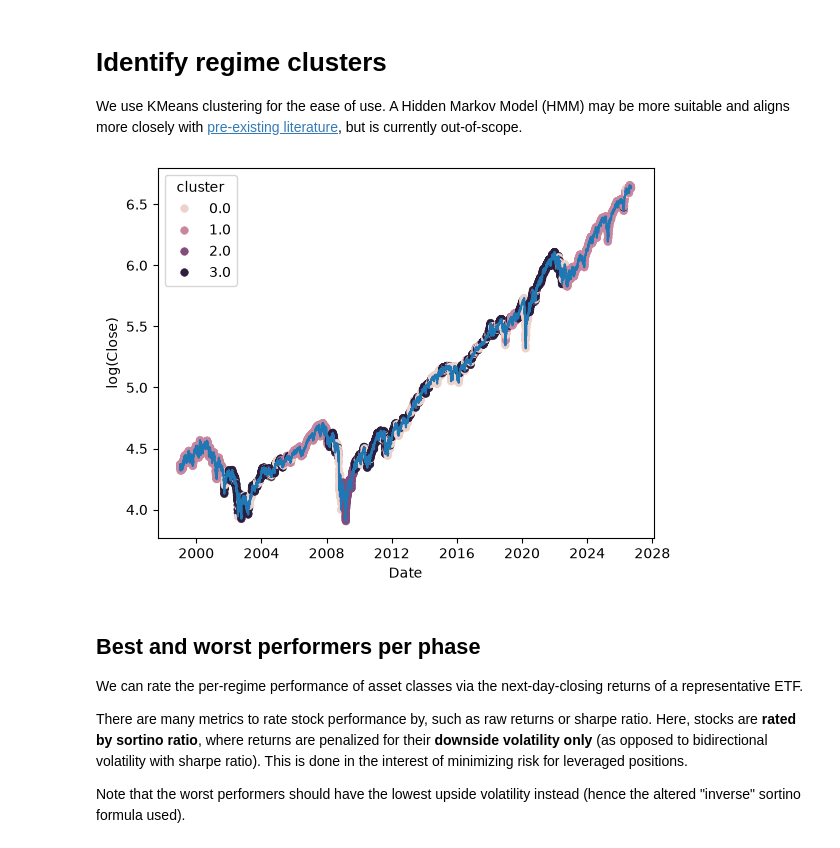
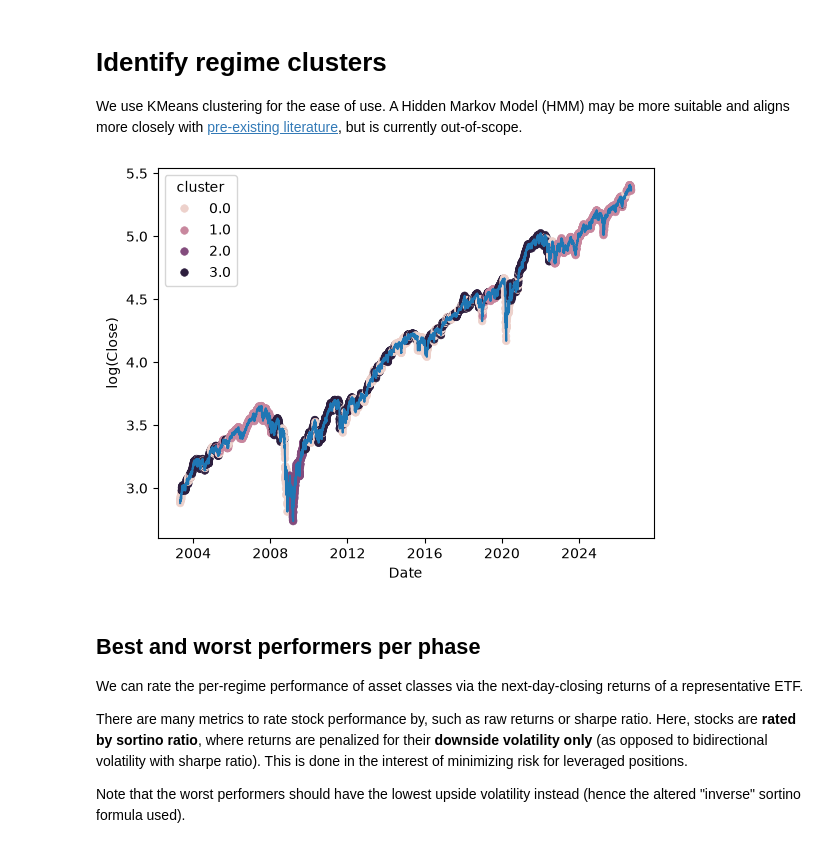
Before and after one commit to sl9998/regime-identification, a Jupyter notebook: Notebooks/regimes.ipynb, the cells around one changed output. Drawn from its saved outputs; the diff is of its cells as text; code cells hidden in the pictures.

```diff
--- a/Notebooks/regimes.ipynb
+++ b/Notebooks/regimes.ipynb
@@ -188,9 +188,9 @@ clusters = pd.DataFrame(km.predict(full), index = full.index)
 
 full["cluster"] = clusters
 # %%
-plot_clusters(clusters, ticker = "SPY")
+plot_clusters(clusters, ticker = "RSP")
 # %% [output]
-[figure, old version]
+[figure, new version]
 # %% [markdown]
 ## Best and worst performers per phase
 
```
Also changed, not shown: 3 other files.
